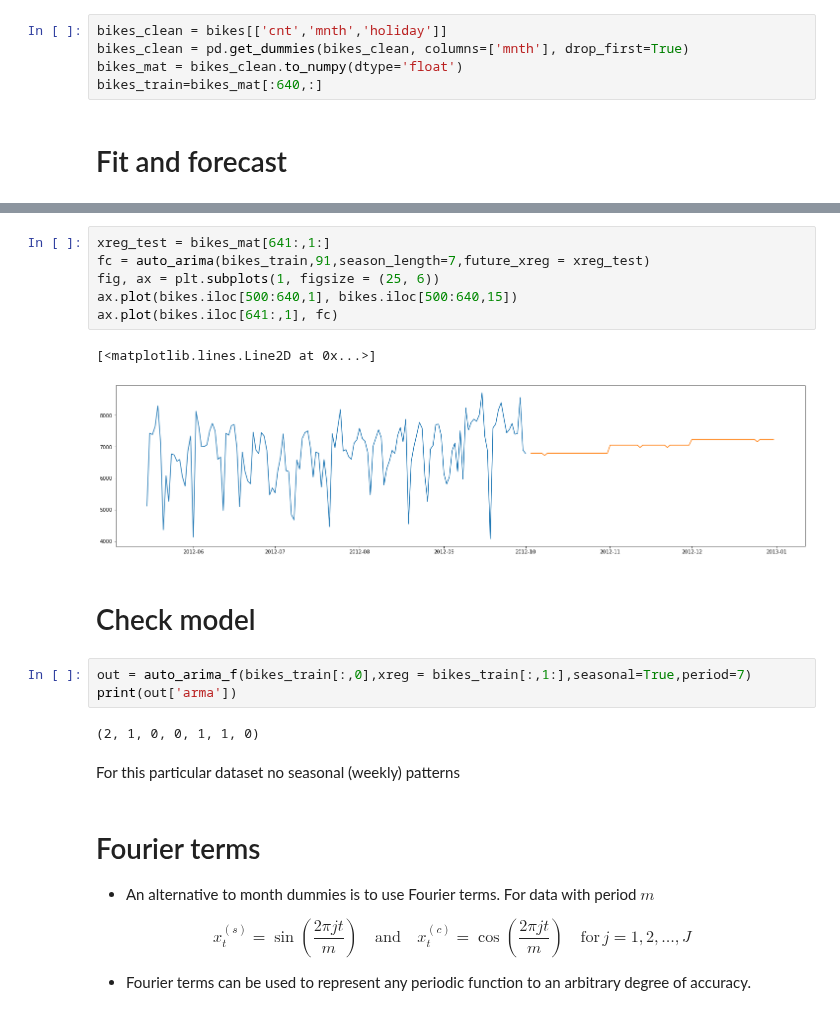
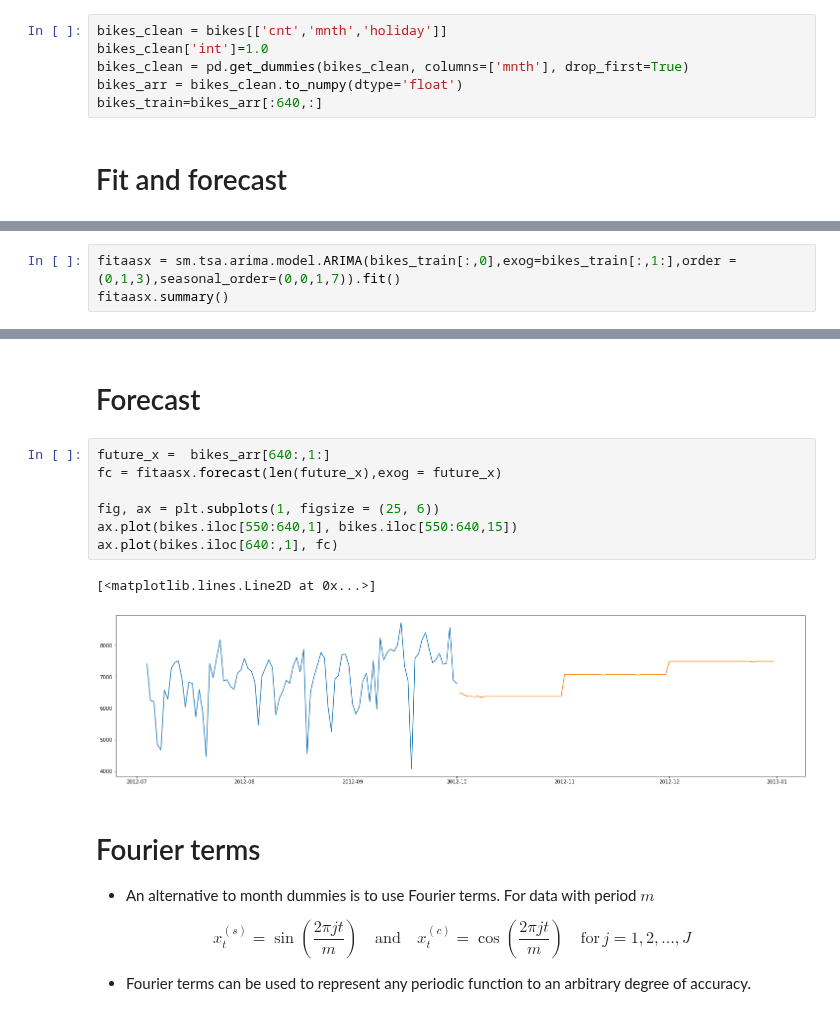
Before and after one commit to anastasiospanagiotelis/QBUS3850, a Jupyter notebook: Lectures/04ARIMAII/04ARIMAII.ipynb, the cells around one changed output, grey strips where cells are left out. Drawn from its saved outputs; the diff is of its cells as text.

Commit message:
use statsmodels to implement ARIMA

```diff
--- a/Lectures/04ARIMAII/04ARIMAII.ipynb
+++ b/Lectures/04ARIMAII/04ARIMAII.ipynb
@@ -341,8 +354,9 @@ print(bikes)
 - Convert data into numpy array as input to `auto_arima`
 # %%
 bikes_clean = bikes[['cnt','mnth','holiday']]
+bikes_clean['int']=1.0
 bikes_clean = pd.get_dummies(bikes_clean, columns=['mnth'], drop_first=True)
-bikes_mat = bikes_clean.to_numpy(dtype='float')
-bikes_train=bikes_mat[:640,:]
+bikes_arr = bikes_clean.to_numpy(dtype='float')
+bikes_train=bikes_arr[:640,:]
 # %% [markdown]
 # Fit and forecast
@@ -348,0 +373,3 @@ bikes_train=bikes_mat[:640,:]
+# %%
+fitaasx = sm.tsa.arima.model.ARIMA(bikes_train[:,0],exog=bikes_train[:,1:],order = (0,1,3),seasonal_order=(0,0,1,7)).fit()
+fitaasx.summary()
@@ -349,21 +407,15 @@ bikes_train=bikes_mat[:640,:]
+# %% [markdown]
+# Forecast
 # %%
-xreg_test = bikes_mat[641:,1:]
-fc = auto_arima(bikes_train,91,season_length=7,future_xreg = xreg_test)
+future_x =  bikes_arr[640:,1:]
+fc = fitaasx.forecast(len(future_x),exog = future_x)
+
 fig, ax = plt.subplots(1, figsize = (25, 6))
-ax.plot(bikes.iloc[500:640,1], bikes.iloc[500:640,15])
-ax.plot(bikes.iloc[641:,1], fc)
+ax.plot(bikes.iloc[550:640,1], bikes.iloc[550:640,15])
+ax.plot(bikes.iloc[640:,1], fc)
 # %% [output]
 [<matplotlib.lines.Line2D at 0x...>]
-[figure, old version]
+[figure, new version]
-# %% [markdown]
-# Check model
-# %%
-out = auto_arima_f(bikes_train[:,0],xreg = bikes_train[:,1:],seasonal=True,period=7)
-print(out['arma'])
-# %% [output]
-(2, 1, 0, 0, 1, 1, 0)
-# %% [markdown]
-For this particular dataset no seasonal (weekly) patterns
 # %% [markdown]
 # Fourier terms
 
```
Also changed, not shown: parts of 44 cells of this notebook.
